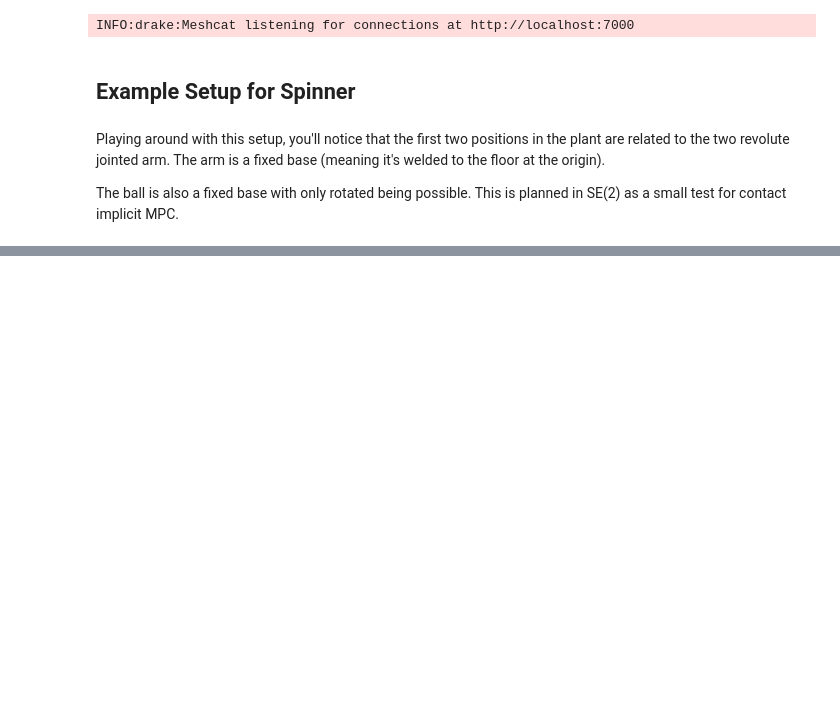
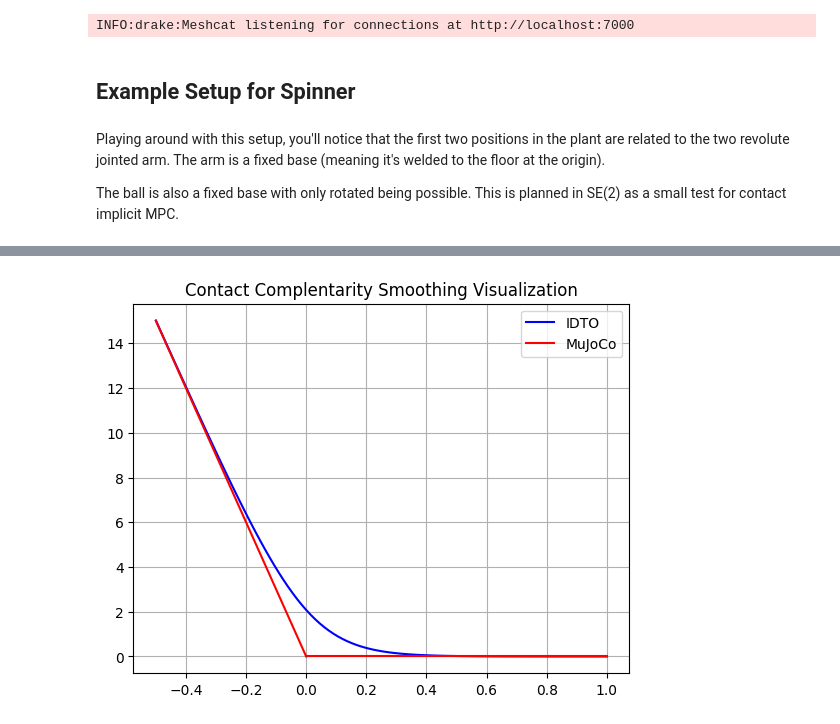
Before and after one commit to jyue86/contact_implicit_mpc, a Jupyter notebook: notebooks/spinner_mpc.ipynb, the cells around one changed output, grey strips where cells are left out. Drawn from its saved outputs; the diff is of its cells as text; code cells hidden in the pictures; blank space fills up the shorter version.

```diff
--- a/notebooks/spinner_mpc.ipynb
+++ b/notebooks/spinner_mpc.ipynb
@@ -60,0 +88,21 @@ The ball is also a fixed base with only rotated being possible. This is planned
+# %%
+sigma = 0.1 #smoothing parameter
+kspring = 30.0 #spring stiffness
+phis = np.linspace(-0.5, 1.0, 100)
+fns  = sigma * kspring * np.log(1 + np.exp(-phis/sigma))
+
+phis_nonpenetrate = np.linspace(0.0, 1.0, 100)
+fns_nonpenetrate = np.zeros(100)
+
+phis_penetrate = np.linspace(-0.5, 0.0, 100)
+fns_penetrate = -kspring*phis_penetrate
+
+plt.plot(phis, fns, c='b', label='IDTO')
+plt.plot(phis_nonpenetrate, fns_nonpenetrate, c='r', label='MuJoCo')
+plt.plot(phis_penetrate, fns_penetrate, c='r')
+plt.grid()
+plt.title("Contact Complentarity Smoothing Visualization")
+plt.legend()
+plt.show()
+# %% [output]
+[figure, added]
```
Also changed, not shown: parts of 13 cells of this notebook.
